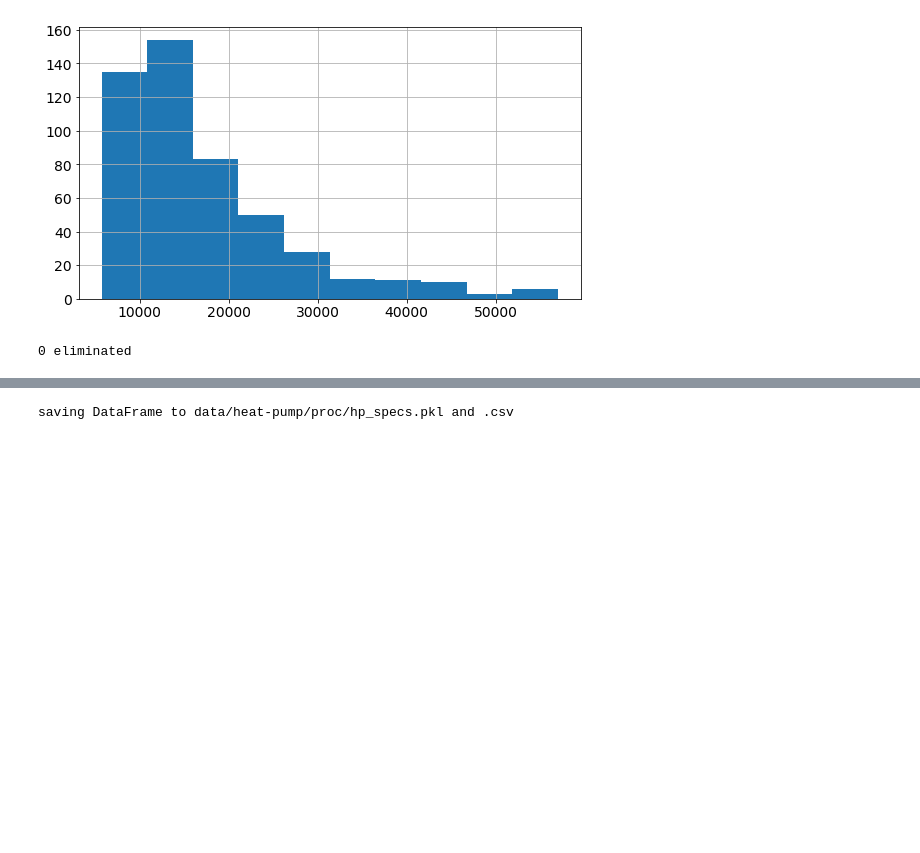
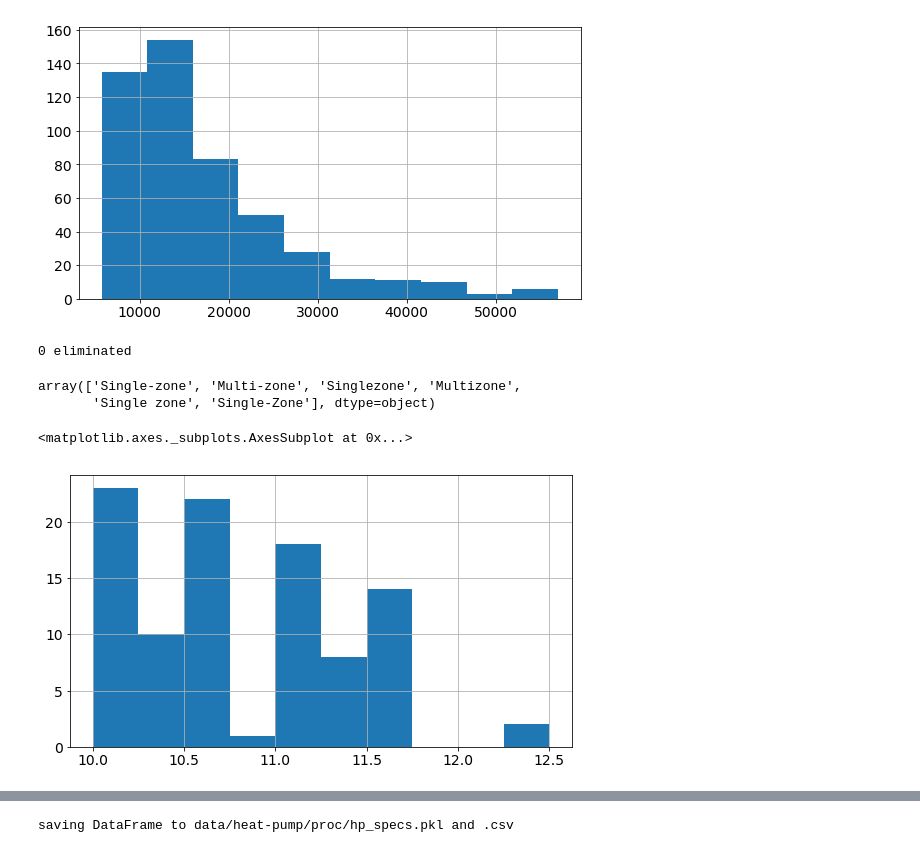
Before and after one commit to RobertLJordan/ak-energy-admin, a Jupyter notebook: ak-energy-data-admin.ipynb, the cells around one changed output, grey strips where cells are left out. Saved outputs shown, nothing was run; the diff lists cells and outputs as text; code cells hidden in the pictures; blank space fills up the shorter version.

```diff
--- a/ak-energy-data-admin.ipynb
+++ b/ak-energy-data-admin.ipynb
@@ -625,5 +626,15 @@ dfd = dfd.query('capacity_5F_max >= 5000. and capacity_5F_max <= 70000.')
 print(len(dfd) - orig_ct, 'eliminated')
 # %% [output]
 0 eliminated
+# %%
+dfd.zones.unique()
+# %% [output]
+array(['Single-zone', 'Multi-zone', 'Singlezone', 'Multizone',
+       'Single zone', 'Single-Zone'], dtype=object)
+# %%
+dfd.query("zones in ('Multi-zone', 'Multizone')").hspf.hist()
+# %% [output]
+<matplotlib.axes._subplots.AxesSubplot at 0x...>
+[figure, added]
 # %%
 # Find models to put on popular list
```
Also changed, not shown: parts of 3 cells of this notebook, 2 other files.
